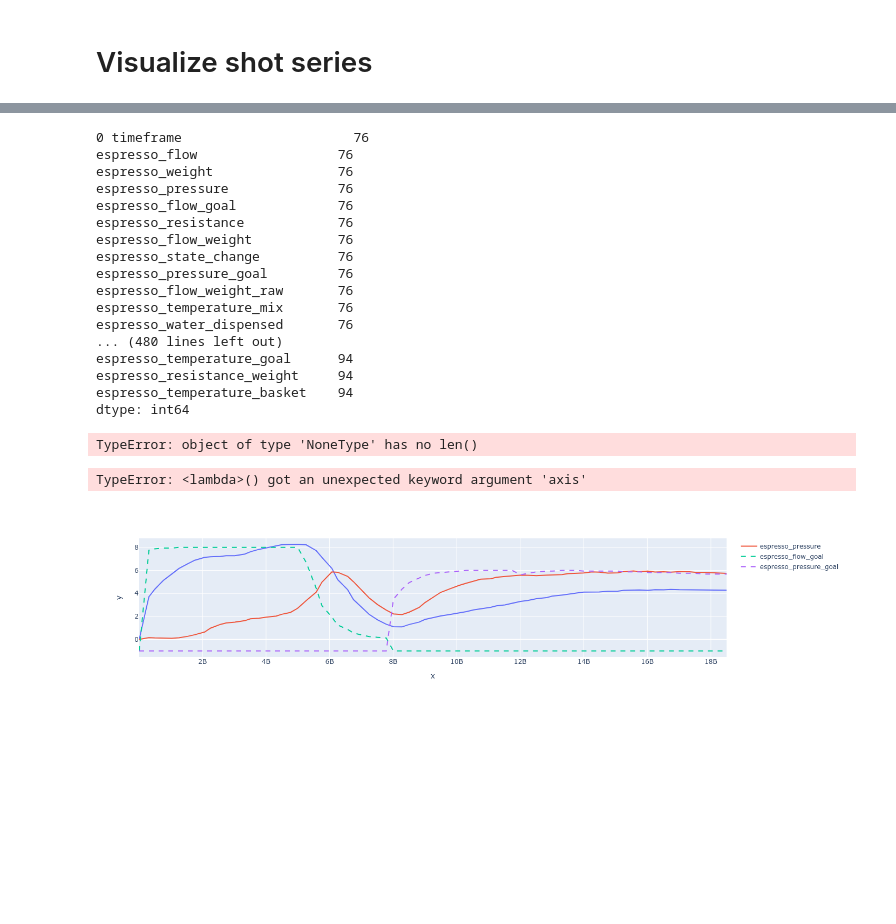
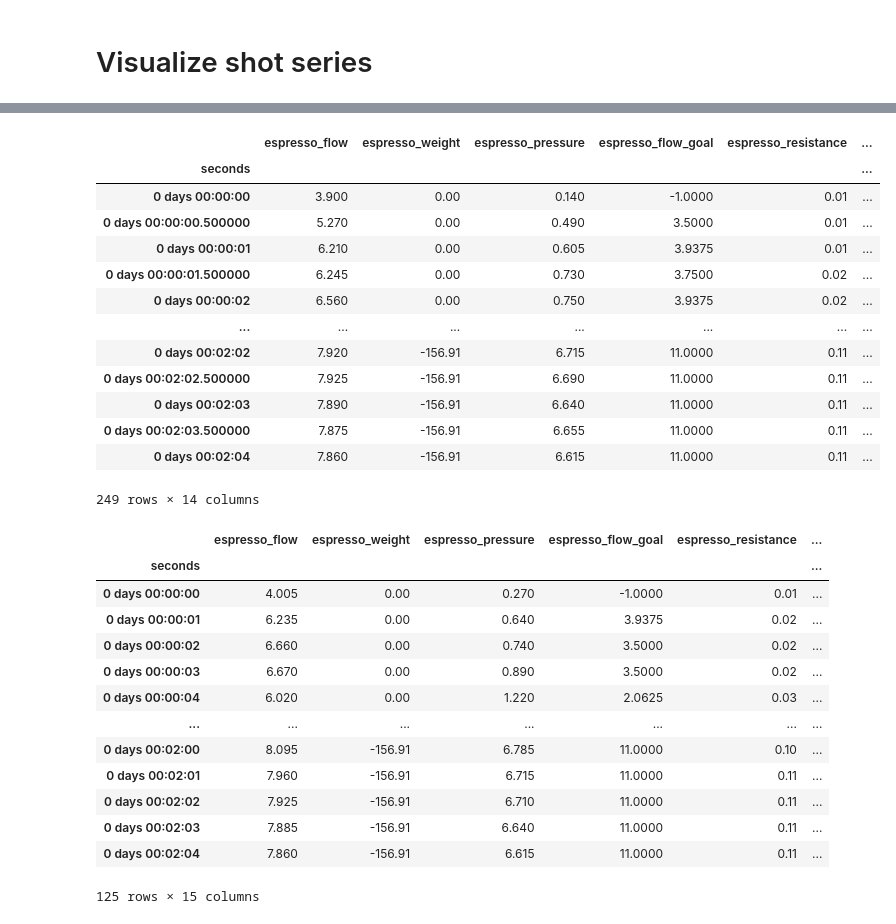
Before and after one commit to JonnyTran/espresso-manifold, a Jupyter notebook: notebooks/2.0-Explore Shots dataset.ipynb, the cells around one changed output, grey strips where cells are left out. Cells and saved outputs as stored; diff of their text form; code cells hidden in the pictures; blank space fills up the shorter version.

```diff
--- a/notebooks/2.0-Explore Shots dataset.ipynb
+++ b/notebooks/2.0-Explore Shots dataset.ipynb
@@ -176,27 +121,0 @@ shots_df[timeseries_cols].iloc[i:i+1].apply(lambda x: timeframe_to_series(x[1:].
-# %%
-for i in range(100):
-    lengths = shots_df[timeseries_cols][i:i+1].apply(lambda x: len(x.iloc[0]), axis=0)
-    print(i, "\n", lengths)
-# %% [output]
-0 timeframe                      76
-espresso_flow                  76
-espresso_weight                76
-espresso_pressure              76
-espresso_flow_goal             76
-espresso_resistance            76
-espresso_flow_weight           76
-espresso_state_change          76
-espresso_pressure_goal         76
-espresso_flow_weight_raw       76
-espresso_temperature_mix       76
-espresso_water_dispensed       76
-... (480 lines left out)
-espresso_temperature_goal      94
-espresso_resistance_weight     94
-espresso_temperature_basket    94
-dtype: int64
-TypeError: object of type 'NoneType' has no len()
-# %%
-shots_df.iloc[1][["timeframe", "espresso_flow", "espresso_flow_goal"]][1:].apply(lambda x: print(x), axis=1)
-# %% [output]
-TypeError: <lambda>() got an unexpected keyword argument 'axis'
@@ -210,9 +122,38 @@ series_df = shots_df.iloc[0]
-# %%
-fig = px.line(x=time_index, y=series_df["espresso_flow"])
-fig.add_scatter(x=time_index, y=series_df['espresso_pressure'], mode='lines', name="espresso_pressure")
-fig.add_scatter(x=time_index, y=series_df['espresso_flow_goal'], mode='lines', name="espresso_flow_goal", line={"dash": "dash"})
-fig.add_scatter(x=time_index, y=series_df['espresso_pressure_goal'], mode='lines', name="espresso_pressure_goal", line={"dash": "dash"})
-fig.update_layout(hovermode="x")
-fig
-# %% [output]
-[figure, removed]
+# %%
+shot_series_agg = shot_series.reset_index().groupby([pd.Grouper(key='seconds', freq='500L')])[timeseries_cols[1:]].median()
+shot_series_agg
+# %% [output]
+|  | espresso_flow | espresso_weight | espresso_pressure | espresso_flow_goal | espresso_resistance | ... |
+| seconds |  |  |  |  |  | ... |
+| 0 days 00:00:00 | 3.900 | 0.00 | 0.140 | -1.0000 | 0.01 | ... |
+| 0 days 00:00:00.500000 | 5.270 | 0.00 | 0.490 | 3.5000 | 0.01 | ... |
+| 0 days 00:00:01 | 6.210 | 0.00 | 0.605 | 3.9375 | 0.01 | ... |
+| 0 days 00:00:01.500000 | 6.245 | 0.00 | 0.730 | 3.7500 | 0.02 | ... |
+| 0 days 00:00:02 | 6.560 | 0.00 | 0.750 | 3.9375 | 0.02 | ... |
+| ... | ... | ... | ... | ... | ... | ... |
+| 0 days 00:02:02 | 7.920 | -156.91 | 6.715 | 11.0000 | 0.11 | ... |
+| 0 days 00:02:02.500000 | 7.925 | -156.91 | 6.690 | 11.0000 | 0.11 | ... |
+| 0 days 00:02:03 | 7.890 | -156.91 | 6.640 | 11.0000 | 0.11 | ... |
+| 0 days 00:02:03.500000 | 7.875 | -156.91 | 6.655 | 11.0000 | 0.11 | ... |
+| 0 days 00:02:04 | 7.860 | -156.91 | 6.615 | 11.0000 | 0.11 | ... |
+249 rows × 14 columns
+# %%
+# shot = shot_series.loc[8304]
+series = shot
+series["seconds"] = series.index / pd.Timedelta(1, "s")
+series
+# %% [output]
+|  | espresso_flow | espresso_weight | espresso_pressure | espresso_flow_goal | espresso_resistance | ... |
+| seconds |  |  |  |  |  | ... |
+| 0 days 00:00:00 | 4.005 | 0.00 | 0.270 | -1.0000 | 0.01 | ... |
+| 0 days 00:00:01 | 6.235 | 0.00 | 0.640 | 3.9375 | 0.02 | ... |
+| 0 days 00:00:02 | 6.660 | 0.00 | 0.740 | 3.5000 | 0.02 | ... |
+| 0 days 00:00:03 | 6.670 | 0.00 | 0.890 | 3.5000 | 0.02 | ... |
+| 0 days 00:00:04 | 6.020 | 0.00 | 1.220 | 2.0625 | 0.03 | ... |
+| ... | ... | ... | ... | ... | ... | ... |
+| 0 days 00:02:00 | 8.095 | -156.91 | 6.785 | 11.0000 | 0.10 | ... |
+| 0 days 00:02:01 | 7.960 | -156.91 | 6.715 | 11.0000 | 0.11 | ... |
+| 0 days 00:02:02 | 7.925 | -156.91 | 6.710 | 11.0000 | 0.11 | ... |
+| 0 days 00:02:03 | 7.885 | -156.91 | 6.640 | 11.0000 | 0.11 | ... |
+| 0 days 00:02:04 | 7.860 | -156.91 | 6.615 | 11.0000 | 0.11 | ... |
+125 rows × 15 columns
```
Also changed, not shown: parts of 13 cells of this notebook, 2 other files.
